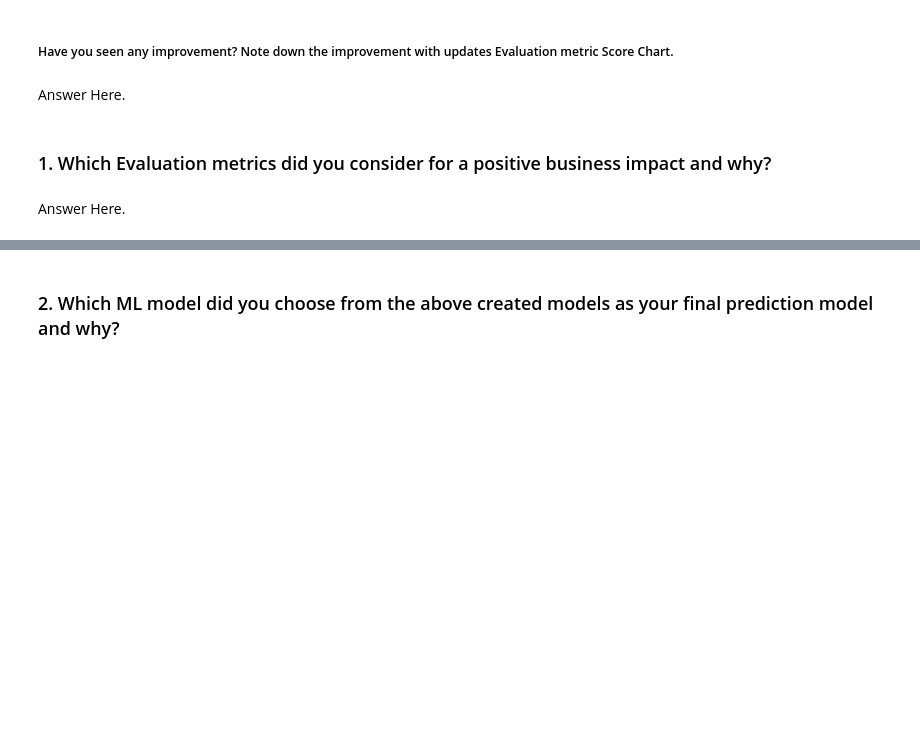
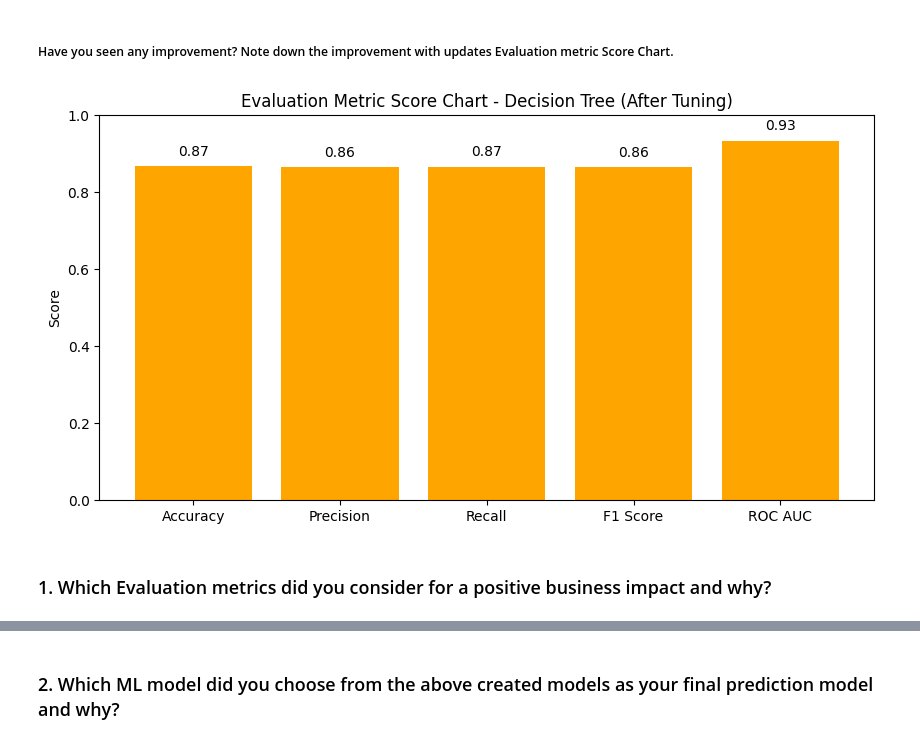
Before and after one commit to VANSHG2005/Python, a Jupyter notebook: Mobile_Price_Range_Prediction_ML_Classification_Project.ipynb, the cells around one changed output, grey strips where cells are left out. Cells and saved outputs as stored; diff of their text form; code cells hidden in the pictures; blank space fills up the shorter version.

```diff
--- a/Mobile_Price_Range_Prediction_ML_Classification_Project.ipynb
+++ b/Mobile_Price_Range_Prediction_ML_Classification_Project.ipynb
@@ -1685,8 +1743,32 @@ Answer Here.
 # %% [markdown]
 ##### Have you seen any improvement? Note down the improvement with updates Evaluation metric Score Chart.
-# %% [markdown]
-Answer Here.
+# %%
+
+# Calculate metrics after tuning
+dt_precision_opt = precision_score(y_test, y_test_pred_dt_opt, average='macro')
+dt_recall_opt = recall_score(y_test, y_test_pred_dt_opt, average='macro')
+dt_f1_opt = f1_score(y_test, y_test_pred_dt_opt, average='macro')
+dt_roc_auc_opt = roc_auc_score(y_test, best_dt.predict_proba(X_test_scaled), multi_class='ovr', average='macro')
+dt_accuracy_opt = accuracy_score(y_test, y_test_pred_dt_opt)
+
+# Evaluation metrics and scores
+metrics = ['Accuracy', 'Precision', 'Recall', 'F1 Score', 'ROC AUC']
+after_scores = [dt_accuracy_opt, dt_precision_opt, dt_recall_opt, dt_f1_opt, dt_roc_auc_opt]
+
+# Plotting the chart
+plt.figure(figsize=(10, 5))
+bars = plt.bar(metrics, after_scores, color='orange')
+plt.ylim(0, 1)
+plt.title('Evaluation Metric Score Chart - Decision Tree (After Tuning)')
+plt.ylabel('Score')
+
+# Add value labels on top of each bar
+for bar in bars:
+    height = bar.get_height()
+    plt.text(bar.get_x() + bar.get_width()/2.0, height + 0.02, f'{height:.2f}', ha='center', va='bottom', fontsize=10)
+
+plt.show()
+# %% [output]
+[figure, added]
 # %% [markdown]
 ### 1. Which Evaluation metrics did you consider for a positive business impact and why?
-# %% [markdown]
-Answer Here.
```
Also changed, not shown: parts of 15 cells of this notebook.
